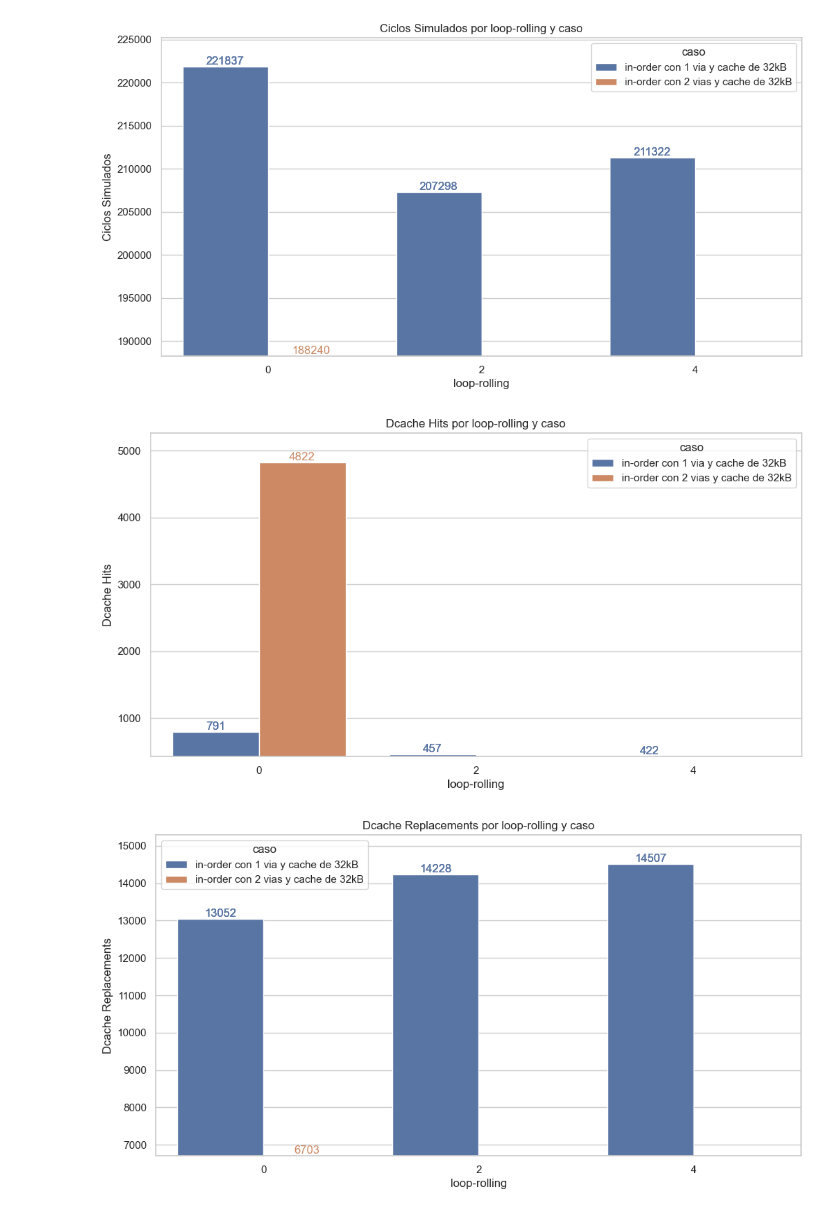
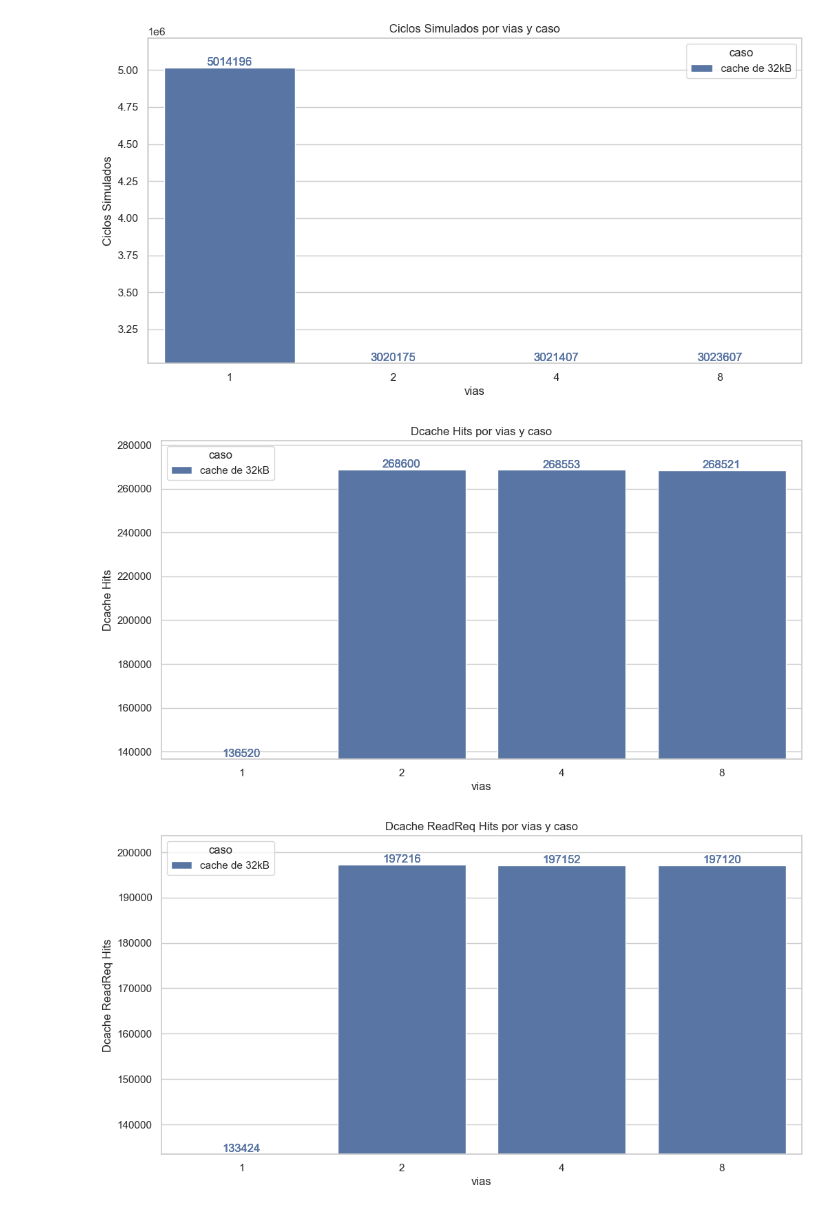
Before and after one commit to Kidmand/Arquitectura-del-computador-lab-2, a Jupyter notebook: stats/Notebook-ej1.ipynb, the cells around one changed output. Cells and saved outputs as stored; diff of their text form; code cells hidden in the pictures.

```diff
--- a/stats/Notebook-ej1.ipynb
+++ b/stats/Notebook-ej1.ipynb
@@ -10,13 +10,13 @@ sns.set_theme(style="whitegrid")
 # NOTE: ------------------------------ Config ------------------------------
 
 # Ponemos la carpeta de donde se leen los archivos
-NOMBRE_CARPETA = "stats-ej1-e"
+NOMBRE_CARPETA = "stats-ej2/ej2-c"
 files = glob.glob(f"{NOMBRE_CARPETA}/*.txt")
 
 
 # Creamos etiquetas especiales
 TAMAÑO_CACHE = "tamaño de cache"
-ETIQUETAS = [TAMAÑO_CACHE,"vias","loop-rolling","caso"]
+ETIQUETAS = [TAMAÑO_CACHE,"vias","loop-rolling","casos"]
 # NOTE: se ordenara segun el orden de las etiquetas (de izquierda a derecha)
 
 
@@ -128,34 +128,34 @@ generate_barplot('system.cpu_cluster.cpus.numCycles', 'Ciclos Simulados', groupe
 # generate_barplot('system.cpu_cluster.cpus.commitStats0.committedInstType::FloatAdd', 'FloatAdd', grouped_data)
 # generate_barplot('system.cpu_cluster.cpus.commitStats0.committedInstType::FloatCmp', 'FloatCmp', grouped_data)
 # generate_barplot('system.cpu_cluster.cpus.commitStats0.committedInstType::FloatCvt', 'FloatCvt', grouped_data)
 # generate_barplot('system.cpu_cluster.cpus.commitStats0.committedInstType::FloatMult', 'FloatMult', grouped_data)
 # generate_barplot('system.cpu_cluster.cpus.commitStats0.committedInstType::MemRead', 'MemRead', grouped_data)
 # generate_barplot('system.cpu_cluster.cpus.commitStats0.committedInstType::MemWrite', 'MemWrite', grouped_data)
 
 # Dcache
 generate_barplot('system.cpu_cluster.cpus.dcache.overallHits::total', 'Dcache Hits', grouped_data)
 # generate_barplot('system.cpu_cluster.cpus.dcache.overallMisses::total', 'Dcache Misses', grouped_data)
 # generate_barplot('system.cpu_cluster.cpus.dcache.overallAccesses::total', 'Dcache Accesses', grouped_data)
-generate_barplot('system.cpu_cluster.cpus.dcache.replacements', 'Dcache Replacements', grouped_data)
+# generate_barplot('system.cpu_cluster.cpus.dcache.replacements', 'Dcache Replacements', grouped_data)
 generate_barplot('system.cpu_cluster.cpus.dcache.ReadReq.hits::total', 'Dcache ReadReq Hits', grouped_data)
 # generate_barplot('system.cpu_cluster.cpus.dcache.ReadReq.accesses::total', 'Dcache ReadReq Accesses', grouped_data)
 # generate_barplot('system.cpu_cluster.cpus.dcache.WriteReq.hits::total', 'Dcache WriteReq Hits', grouped_data)
 # generate_barplot('system.cpu_cluster.cpus.dcache.WriteReq.accesses::total', 'Dcache WriteReq Accesses', grouped_data)
 
 # Icache
 # generate_barplot('system.cpu_cluster.cpus.icache.overallHits::total', 'Icache Hits', grouped_data)
 # generate_barplot('system.cpu_cluster.cpus.icache.overallMisses::total', 'Icache Misses', grouped_data)
 # generate_barplot('system.cpu_cluster.cpus.icache.overallAccesses::total', 'Icache Accesses', grouped_data)
 # generate_barplot('system.cpu_cluster.cpus.icache.replacements', 'Icache Replacements', grouped_data)
 
 # L2
 # generate_barplot('system.cpu_cluster.l2.overallMisses::total', 'L2 Misses', grouped_data)
 # generate_barplot('system.cpu_cluster.l2.overallAccesses::total', 'L2 Accesses', grouped_data)
 # generate_barplot('system.cpu_cluster.l2.replacements', 'L2 Replacements', grouped_data)
 
 # Otros
 generate_barplot('system.cpu_cluster.cpus.idleCycles', 'Ciclos de CPU en Stall', grouped_data)
 # %% [output]
-[figure, old version]
+[figure, new version]
-[figure, old version]
+[figure, new version]
-[figure, old version]
+[figure, new version]
```
Also changed, not shown: parts of 2 cells of this notebook, 13 other files.
